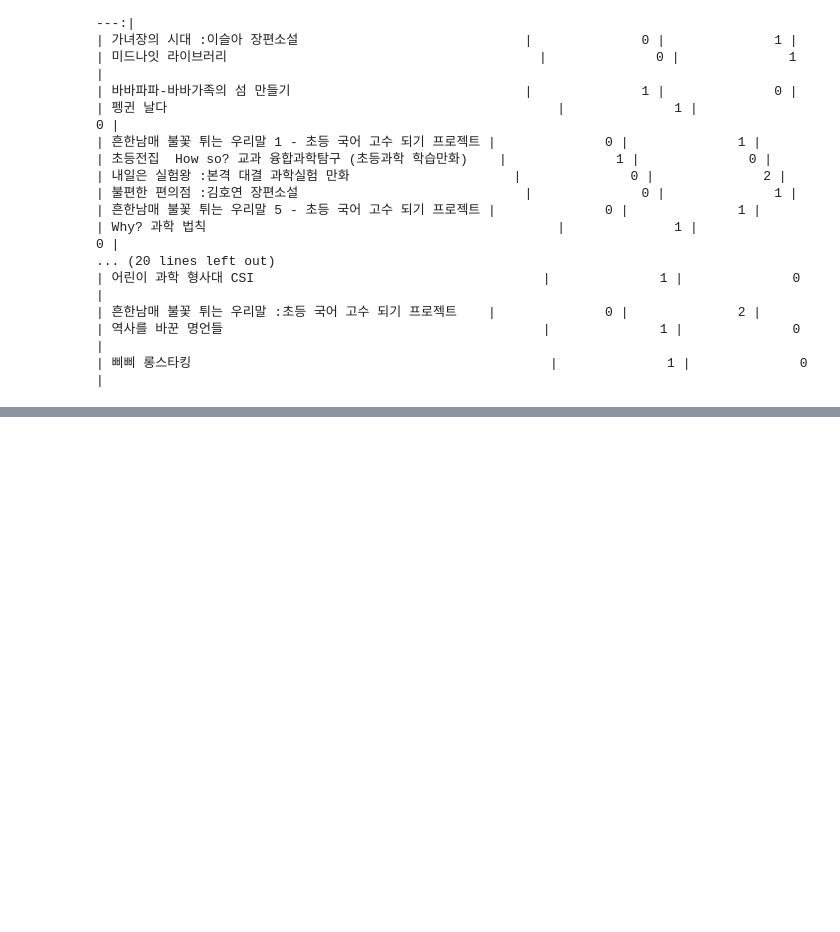
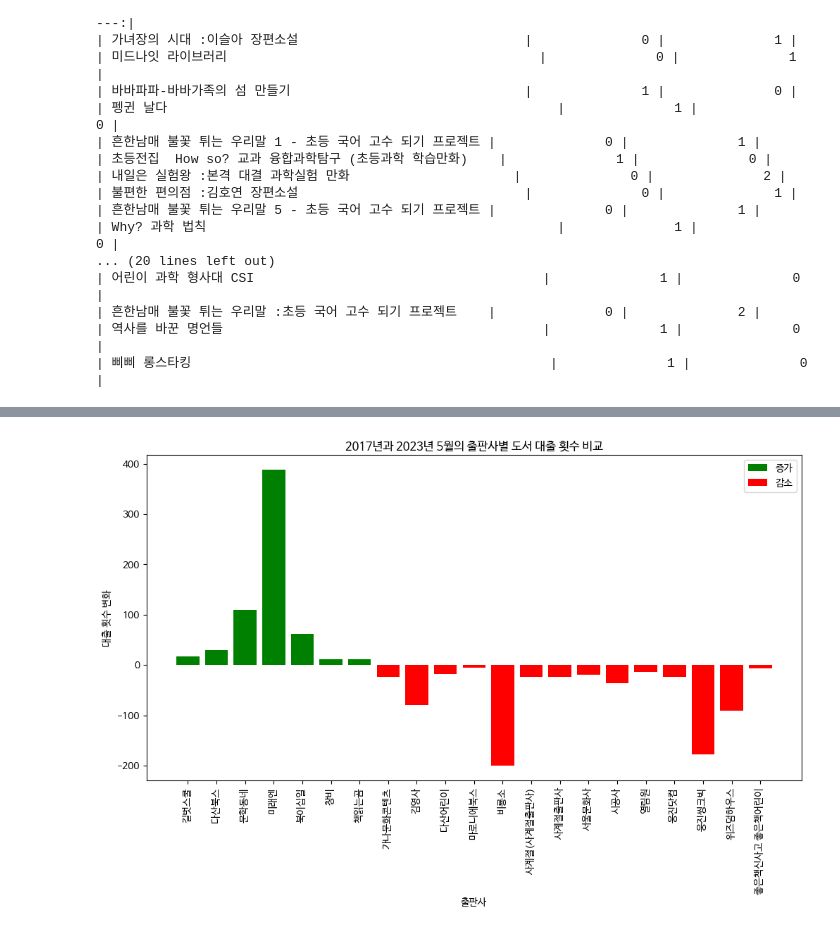
Before and after one commit to choi2q/python_programming, a Jupyter notebook: 최인규_2022165751_기말고사.ipynb, the cells around one changed output, grey strips where cells are left out. Drawn from its saved outputs; the diff is of its cells as text; code cells hidden in the pictures; blank space fills up the shorter version.

```diff
--- a/최인규_2022165751_기말고사.ipynb
+++ b/최인규_2022165751_기말고사.ipynb
@@ -455,0 +529,51 @@ print(table)
+# %%
+  import matplotlib.pyplot as plt
+import requests
+import pandas as pd
+
+plt.rc('font', family='NanumBarunGothic')
+
+def download_data(url):
+    response = requests.get(url)
+    data = response.json()
+    df = pd.DataFrame(data["response"]["docs"])
+    df = df["doc"].apply(pd.Series)
+    return df
+
+# 2017년 5월 데이터 다운로드
+url_2017 = 'http://data4library.kr/api/loanItemSrch?libCode=111344&format=json&startDt=2017-05-01&endDt=2017-05-31&dtl_region=11040&authKey=c01ec15e4574f74ee45cba2601bad15b82971e606e3b0740977ee4b363ce2fe2'
+df_2017 = download_data(url_2017)
+
+# 2023년 5월 데이터 다운로드
+url_2023 = 'http://data4library.kr/api/loanItemSrch?libCode=111344&format=json&startDt=2023-05-01&endDt=2023-05-31&dtl_region=11040&authKey=c01ec15e4574f74ee45cba2601bad15b82971e606e3b0740977ee4b363ce2fe2'
+df_2023 = download_data(url_2023)
+
+# 'loan_count' 열을 숫자 형식으로 변환
+df_2017['loan_count'] = pd.to_numeric(df_2017['loan_count'])
+df_2023['loan_count'] = pd.to_numeric(df_2023['loan_count'])
+
+# 출판사별 대출 횟수 계산
+loan_count_2017_by_publisher = df_2017.groupby('publisher')['loan_count'].sum()
+loan_count_2023_by_publisher = df_2023.groupby('publisher')['loan_count'].sum()
+
+# 출판사별 대출 횟수 차이 계산
+loan_count_change_by_publisher = loan_count_2023_by_publisher - loan_count_2017_by_publisher
+
+# 대출 횟수가 증가한 출판사와 감소한 출판사로 분리
+increased_publishers = loan_count_change_by_publisher[loan_count_change_by_publisher > 0]
+decreased_publishers = loan_count_change_by_publisher[loan_count_change_by_publisher < 0]
+
+# 출판사별 대출 횟수 차이를 막대 그래프로 표시
+plt.figure(figsize=(12, 6))
+plt.bar(increased_publishers.index, increased_publishers, color='green', label='증가')
+plt.bar(decreased_publishers.index, decreased_publishers, color='red', label='감소')
+plt.xticks(rotation=90)
+plt.xlabel('출판사')
+plt.ylabel('대출 횟수 변화')
+plt.title('2017년과 2023년 5월의 출판사별 도서 대출 횟수 비교')
+plt.legend()
+plt.rcParams['axes.unicode_minus'] = False  # 음수 기호(-) 표시 설정
+plt.savefig('book_loan_comparison.png', dpi=300, bbox_inches='tight', pad_inches=0.5, transparent=True)
+plt.show()
+# %% [output]
+[figure, added]
```
Also changed, not shown: parts of 14 cells of this notebook.
